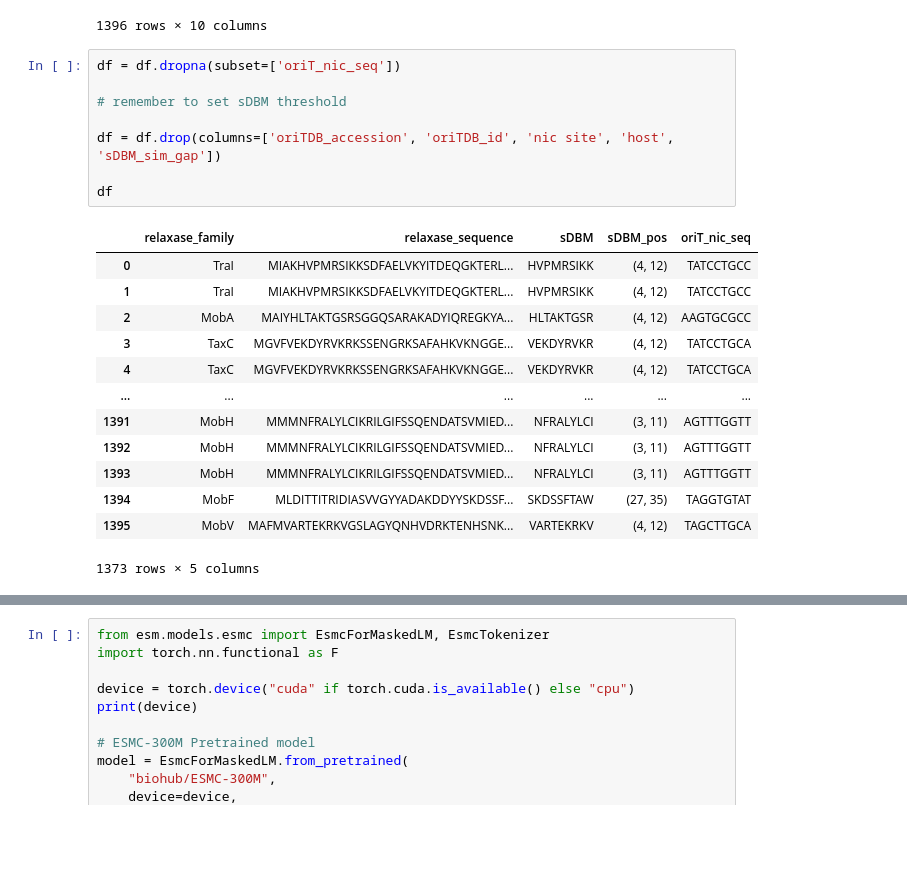
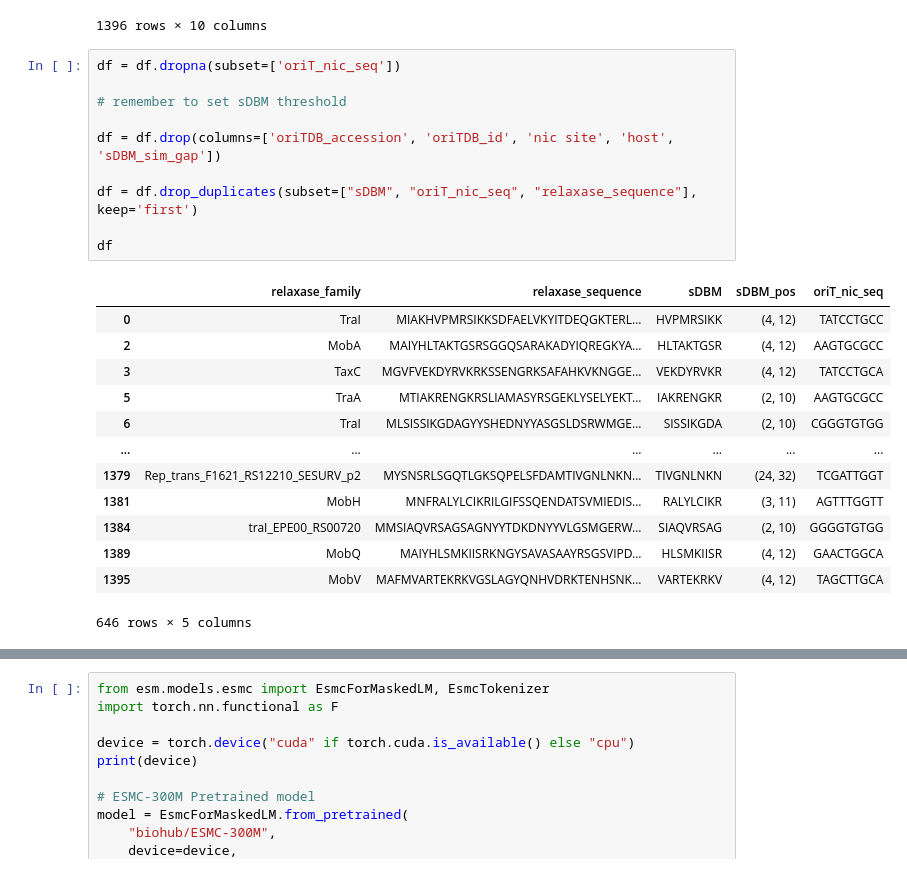
Before and after one commit to Nisanga-P/huh-dna-specificity, a Jupyter notebook: notebooks/classifer.ipynb, the cells around one changed output, grey strips where cells are left out. Saved outputs shown, nothing was run; the diff lists cells and outputs as text; blank space fills up the shorter version.

```diff
--- a/notebooks/classifer.ipynb
+++ b/notebooks/classifer.ipynb
@@ -23,22 +25,24 @@ df
 # %%
 df = df.dropna(subset=['oriT_nic_seq'])
 
 # remember to set sDBM threshold
 
 df = df.drop(columns=['oriTDB_accession', 'oriTDB_id', 'nic site', 'host', 'sDBM_sim_gap'])
 
+df = df.drop_duplicates(subset=["sDBM", "oriT_nic_seq", "relaxase_sequence"], keep='first')
+
 df
 # %% [output]
 |  | relaxase_family | relaxase_sequence | sDBM | sDBM_pos | oriT_nic_seq |
 | 0 | TraI | MIAKHVPMRSIKKSDFAELVKYITDEQGKTERL... | HVPMRSIKK | (4, 12) | TATCCTGCC |
-| 1 | TraI | MIAKHVPMRSIKKSDFAELVKYITDEQGKTERL... | HVPMRSIKK | (4, 12) | TATCCTGCC |
 | 2 | MobA | MAIYHLTAKTGSRSGGQSARAKADYIQREGKYA... | HLTAKTGSR | (4, 12) | AAGTGCGCC |
 | 3 | TaxC | MGVFVEKDYRVKRKSSENGRKSAFAHKVKNGGE... | VEKDYRVKR | (4, 12) | TATCCTGCA |
-| 4 | TaxC | MGVFVEKDYRVKRKSSENGRKSAFAHKVKNGGE... | VEKDYRVKR | (4, 12) | TATCCTGCA |
+| 5 | TraA | MTIAKRENGKRSLIAMASYRSGEKLYSELYEKT... | IAKRENGKR | (2, 10) | AAGTGCGCC |
+| 6 | TraI | MLSISSIKGDAGYYSHEDNYYASGSLDSRWMGE... | SISSIKGDA | (2, 10) | CGGGTGTGG |
 | ... | ... | ... | ... | ... | ... |
-| 1391 | MobH | MMMNFRALYLCIKRILGIFSSQENDATSVMIED... | NFRALYLCI | (3, 11) | AGTTTGGTT |
-| 1392 | MobH | MMMNFRALYLCIKRILGIFSSQENDATSVMIED... | NFRALYLCI | (3, 11) | AGTTTGGTT |
-| 1393 | MobH | MMMNFRALYLCIKRILGIFSSQENDATSVMIED... | NFRALYLCI | (3, 11) | AGTTTGGTT |
-| 1394 | MobF | MLDITTITRIDIASVVGYYADAKDDYYSKDSSF... | SKDSSFTAW | (27, 35) | TAGGTGTAT |
+| 1379 | Rep_trans_F1621_RS12210_SESURV_p2 | MYSNSRLSGQTLGKSQPELSFDAMTIVGNLNKN... | TIVGNLNKN | (24, 32) | TCGATTGGT |
+| 1381 | MobH | MNFRALYLCIKRILGIFSSQENDATSVMIEDIS... | RALYLCIKR | (3, 11) | AGTTTGGTT |
+| 1384 | traI_EPE00_RS00720 | MMSIAQVRSAGSAGNYYTDKDNYYVLGSMGERW... | SIAQVRSAG | (2, 10) | GGGGTGTGG |
+| 1389 | MobQ | MAIYHLSMKIISRKNGYSAVASAAYRSGSVIPD... | HLSMKIISR | (4, 12) | GAACTGGCA |
 | 1395 | MobV | MAFMVARTEKRKVGSLAGYQNHVDRKTENHSNK... | VARTEKRKV | (4, 12) | TAGCTTGCA |
-1373 rows × 5 columns
+646 rows × 5 columns
```
Also changed, not shown: parts of 26 cells of this notebook, 39 other files.
